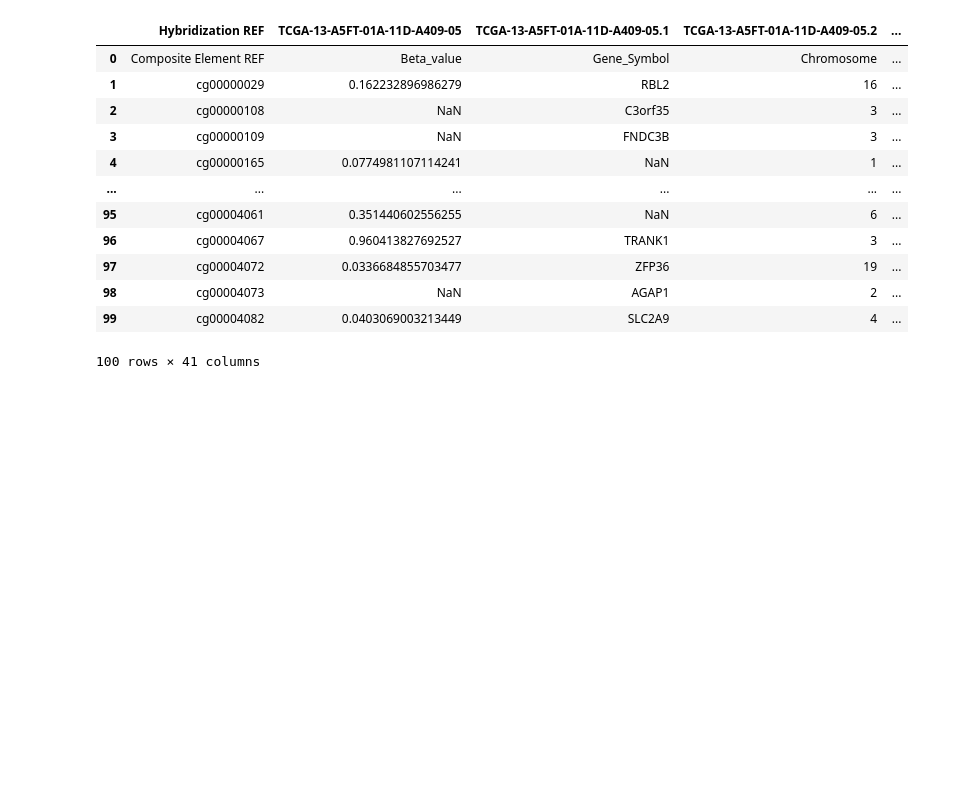
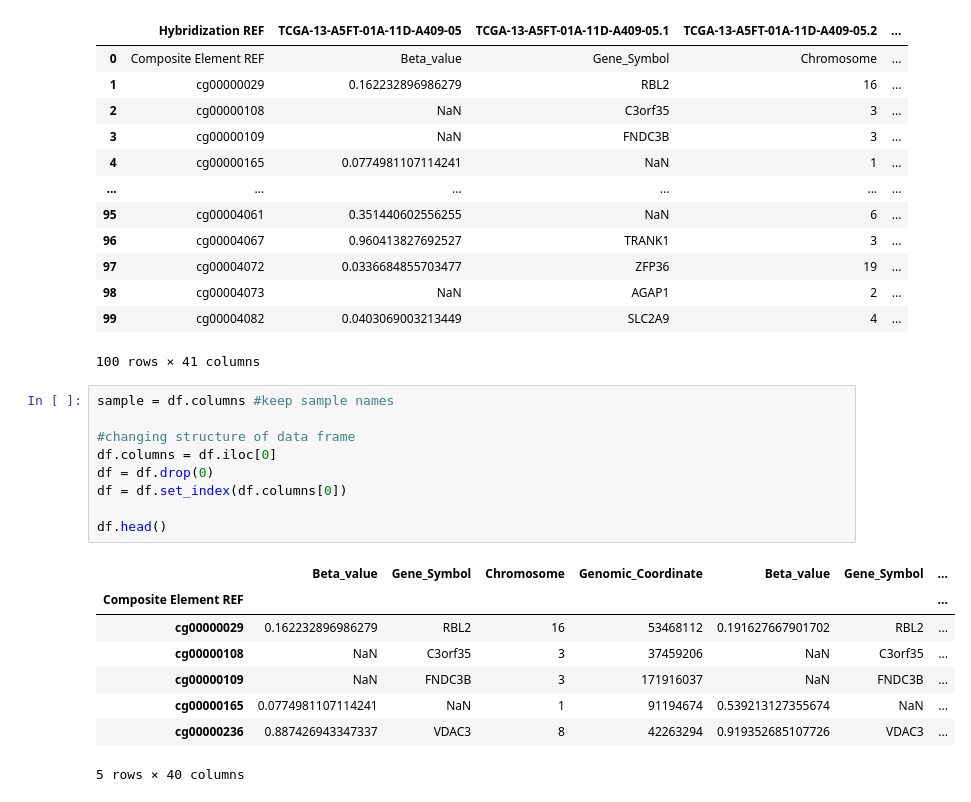
Before and after one commit to killica/Cluster-analysis-of-epigenome, a Jupyter notebook: ClusterAnalysisOfEpigenome.ipynb, the cells around one changed output. Saved outputs shown, nothing was run; the diff lists cells and outputs as text; blank space fills up the shorter version.

```diff
--- a/ClusterAnalysisOfEpigenome.ipynb
+++ b/ClusterAnalysisOfEpigenome.ipynb
@@ -22,3 +22,21 @@ df.head(100)
 | 98 | cg00004073 | NaN | AGAP1 | 2 | ... |
 | 99 | cg00004082 | 0.0403069003213449 | SLC2A9 | 4 | ... |
 100 rows × 41 columns
+# %%
+sample = df.columns #keep sample names
+
+#changing structure of data frame
+df.columns = df.iloc[0]
+df = df.drop(0)
+df = df.set_index(df.columns[0])
+
+df.head()
+# %% [output]
+|  | Beta_value | Gene_Symbol | Chromosome | Genomic_Coordinate | Beta_value | Gene_Symbol | ... |
+| Composite Element REF |  |  |  |  |  |  | ... |
+| cg00000029 | 0.162232896986279 | RBL2 | 16 | 53468112 | 0.191627667901702 | RBL2 | ... |
+| cg00000108 | NaN | C3orf35 | 3 | 37459206 | NaN | C3orf35 | ... |
+| cg00000109 | NaN | FNDC3B | 3 | 171916037 | NaN | FNDC3B | ... |
+| cg00000165 | 0.0774981107114241 | NaN | 1 | 91194674 | 0.539213127355674 | NaN | ... |
+| cg00000236 | 0.887426943347337 | VDAC3 | 8 | 42263294 | 0.919352685107726 | VDAC3 | ... |
+5 rows × 40 columns
```
Also changed, not shown: parts of 2 cells of this notebook.
